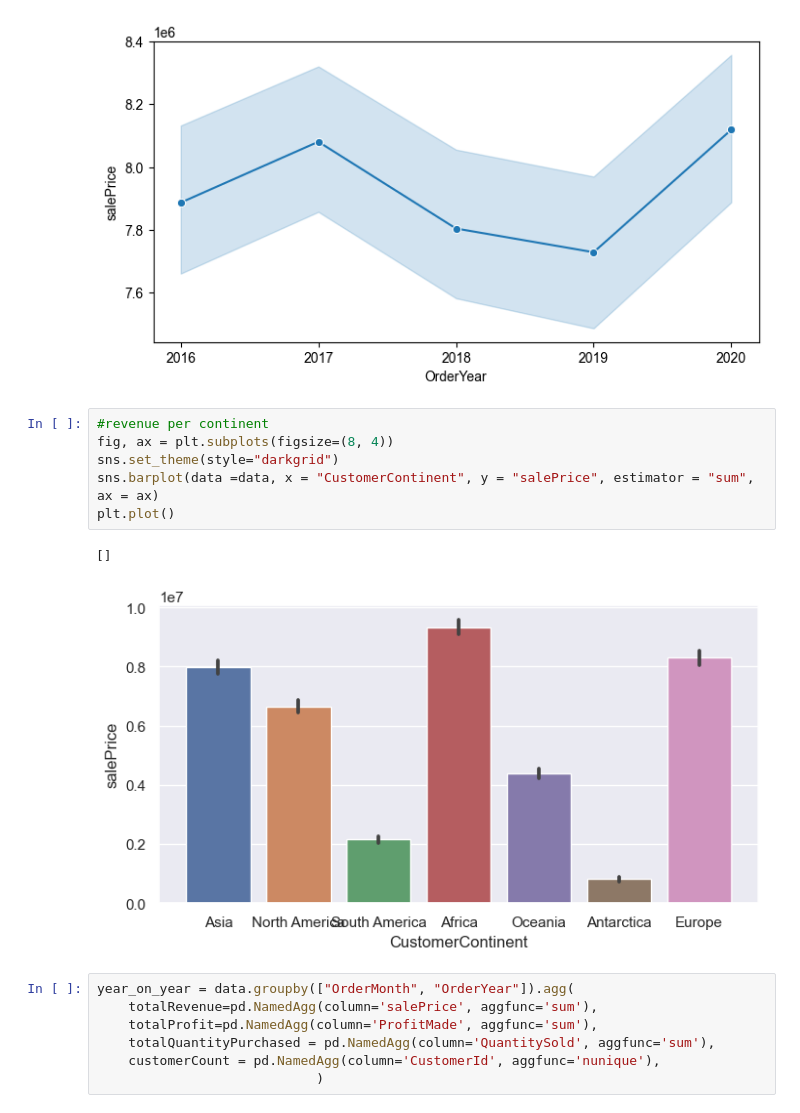
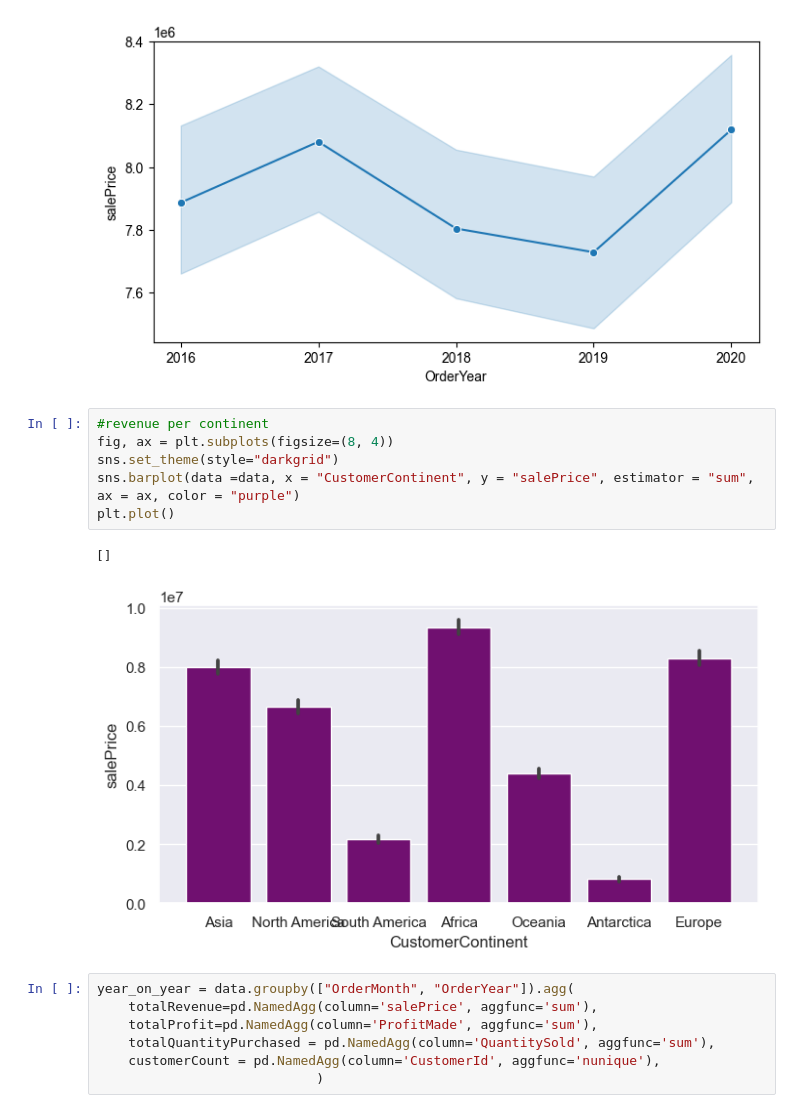
Before and after one commit to josephine-amponsah/ecommerce-data-analysis, a Jupyter notebook: notebooks/exploratory-analysis.ipynb, the cells around one changed output. Cells and saved outputs as stored; diff of their text form.

```diff
--- a/notebooks/exploratory-analysis.ipynb
+++ b/notebooks/exploratory-analysis.ipynb
@@ -88,12 +88,12 @@ plt.plot()
 # %%
 #revenue per continent
 fig, ax = plt.subplots(figsize=(8, 4))
 sns.set_theme(style="darkgrid")
-sns.barplot(data =data, x = "CustomerContinent", y = "salePrice", estimator = "sum", ax = ax)
+sns.barplot(data =data, x = "CustomerContinent", y = "salePrice", estimator = "sum", ax = ax, color = "purple")
 plt.plot()
 # %% [output]
 []
-[figure, old version]
+[figure, new version]
 # %%
 year_on_year = data.groupby(["OrderMonth", "OrderYear"]).agg(
     totalRevenue=pd.NamedAgg(column='salePrice', aggfunc='sum'),
```
